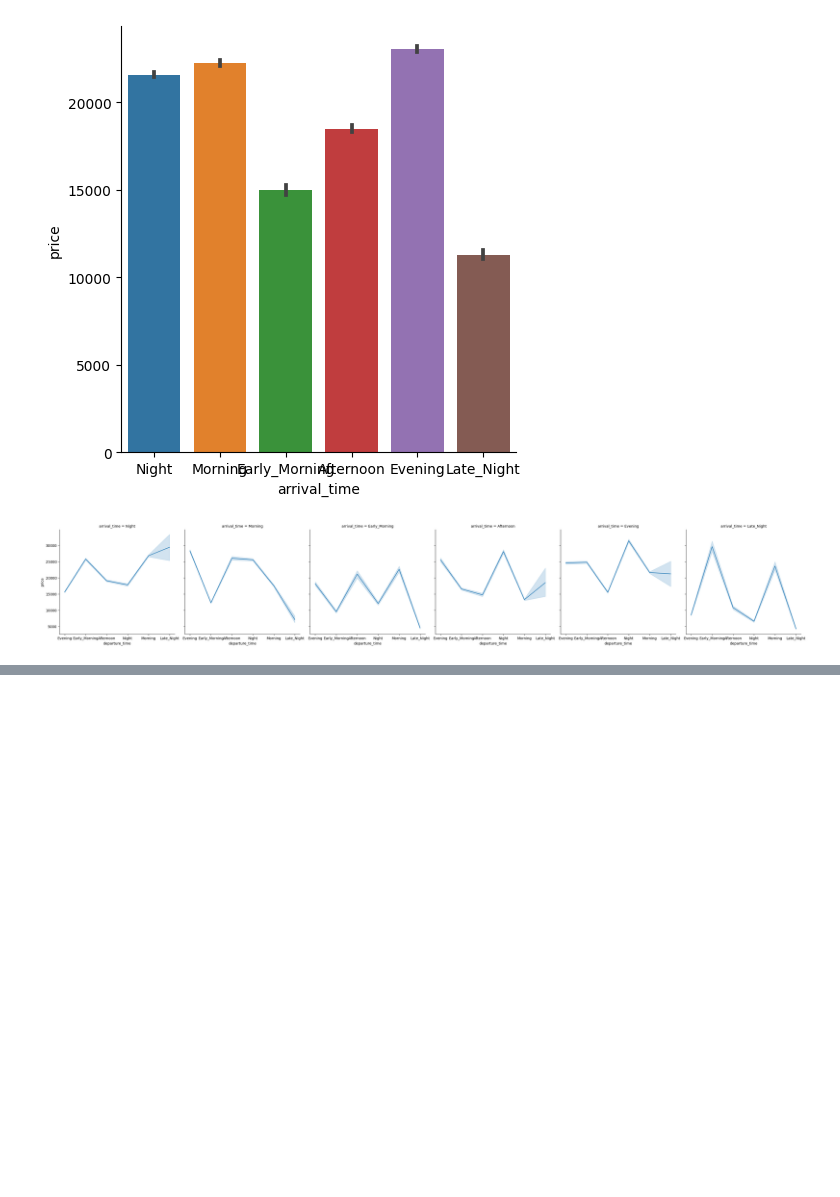
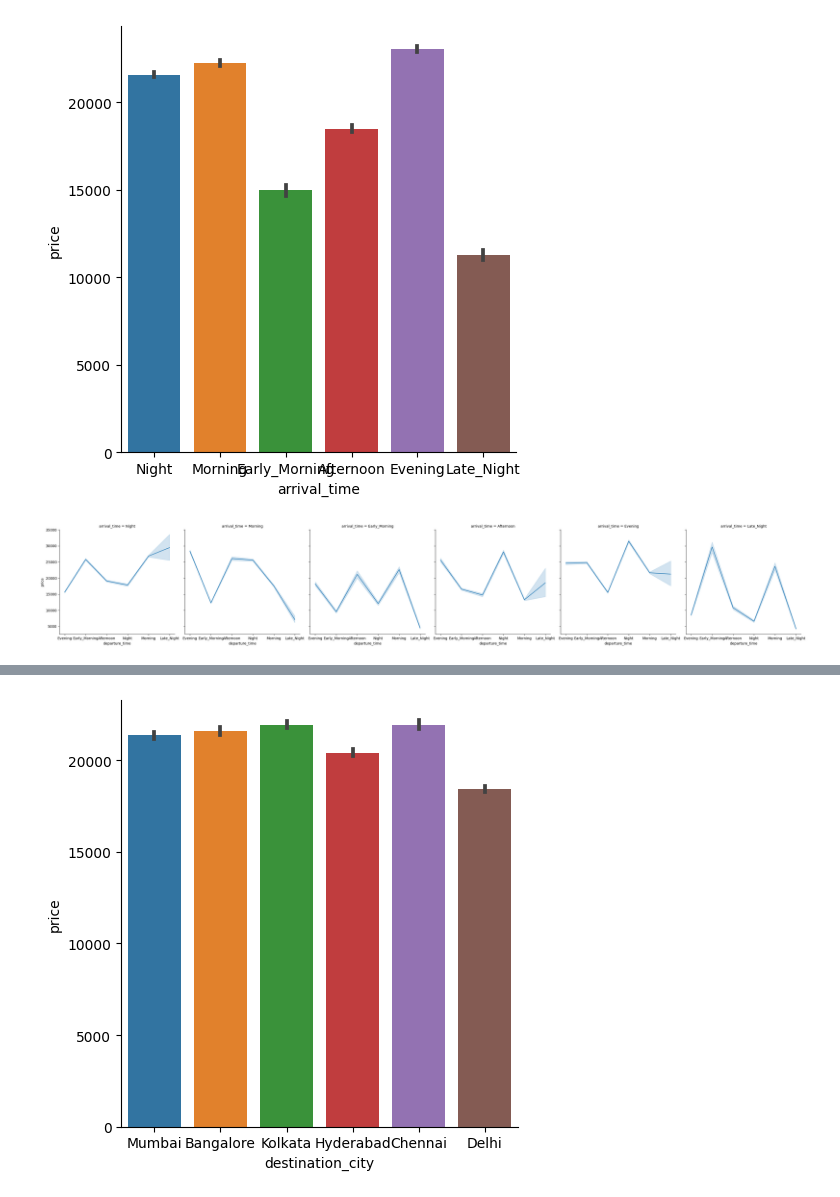
Before and after one commit to meravcode/data_python_project, a Jupyter notebook: Airlines_flights_Project.ipynb, the cells around one changed output, grey strips where cells are left out. Saved outputs shown, nothing was run; the diff lists cells and outputs as text; code cells hidden in the pictures; blank space fills up the shorter version.

```diff
--- a/Airlines_flights_Project.ipynb
+++ b/Airlines_flights_Project.ipynb
@@ -269,0 +300,6 @@ plt.show()
+# %%
+sns.catplot( x = 'destination_city', y = 'price', kind = 'bar', data = data)
+
+plt.show()
+# %% [output]
+[figure, added]
```
Also changed, not shown: parts of 4 cells of this notebook.
